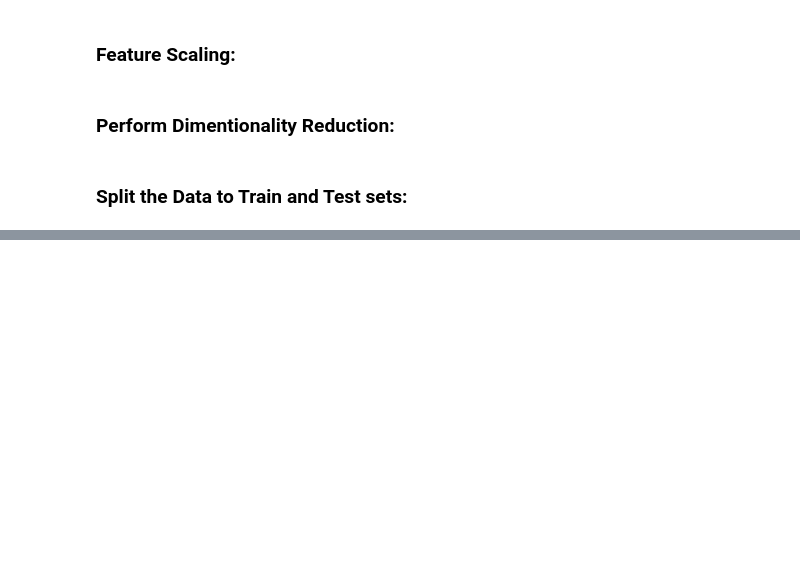
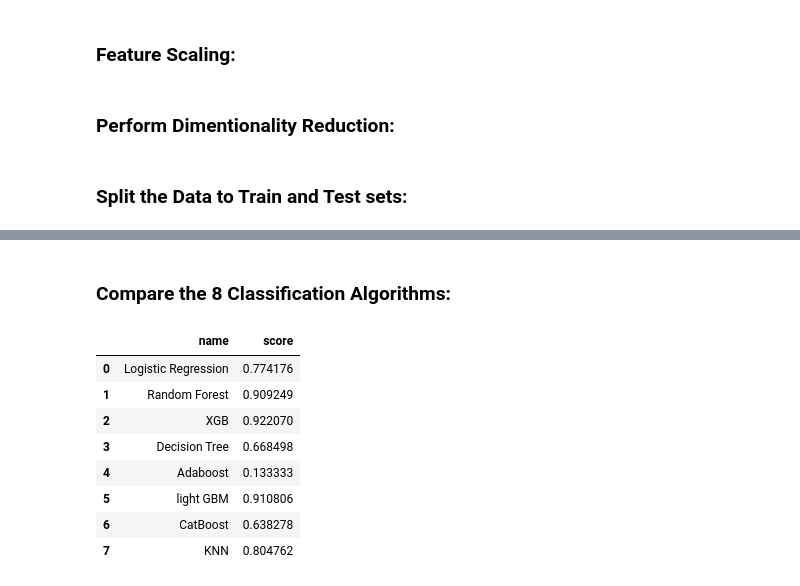
Before and after one commit to miraehab/FIFA-23-ML-Project, a Jupyter notebook: PositionClassification.ipynb, the cells around one changed output, grey strips where cells are left out. Saved outputs shown, nothing was run; the diff lists cells and outputs as text; code cells hidden in the pictures; blank space fills up the shorter version.

Commit message:
Compared the 8 Classification Algorithms.

```diff
--- a/PositionClassification.ipynb
+++ b/PositionClassification.ipynb
@@ -117,0 +374,3 @@ weighted avg       0.78      0.78      0.78     10920
+# %%
+models_names.append("CatBoost")
+models_scores.append(cb.score(X_Test, Y_Test))
@@ -117,0 +440,17 @@ weighted avg       0.78      0.78      0.78     10920
+# %% [markdown]
+<h3>Compare the 8 Classification Algorithms:</h3>
+# %%
+comp = pd.DataFrame()
+comp['name'] = models_names
+comp['score'] = models_scores
+comp
+# %% [output]
+|  | name | score |
+| 0 | Logistic Regression | 0.774176 |
+| 1 | Random Forest | 0.909249 |
+| 2 | XGB | 0.922070 |
+| 3 | Decision Tree | 0.668498 |
+| 4 | Adaboost | 0.133333 |
+| 5 | light GBM | 0.910806 |
+| 6 | CatBoost | 0.638278 |
+| 7 | KNN | 0.804762 |
```
Also changed, not shown: parts of 75 cells of this notebook, 5 other files.
